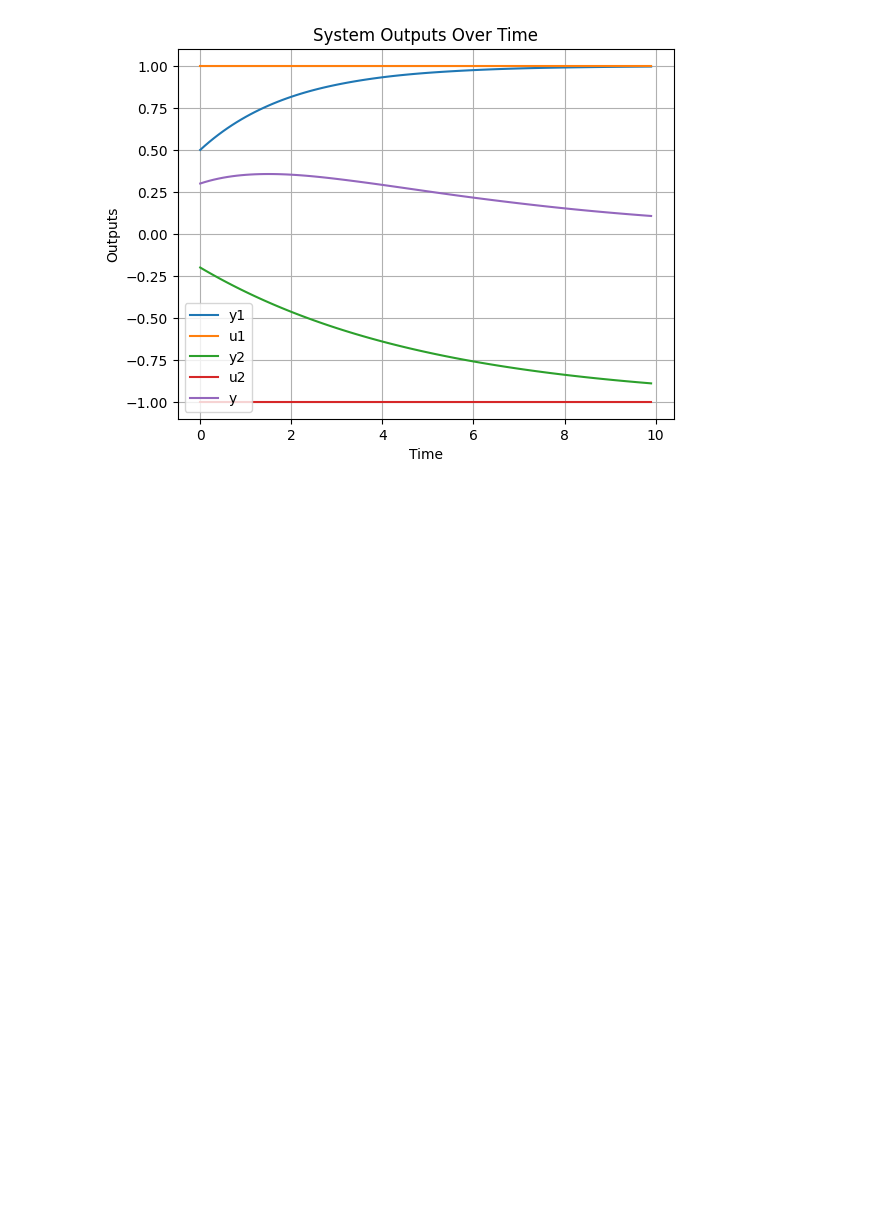
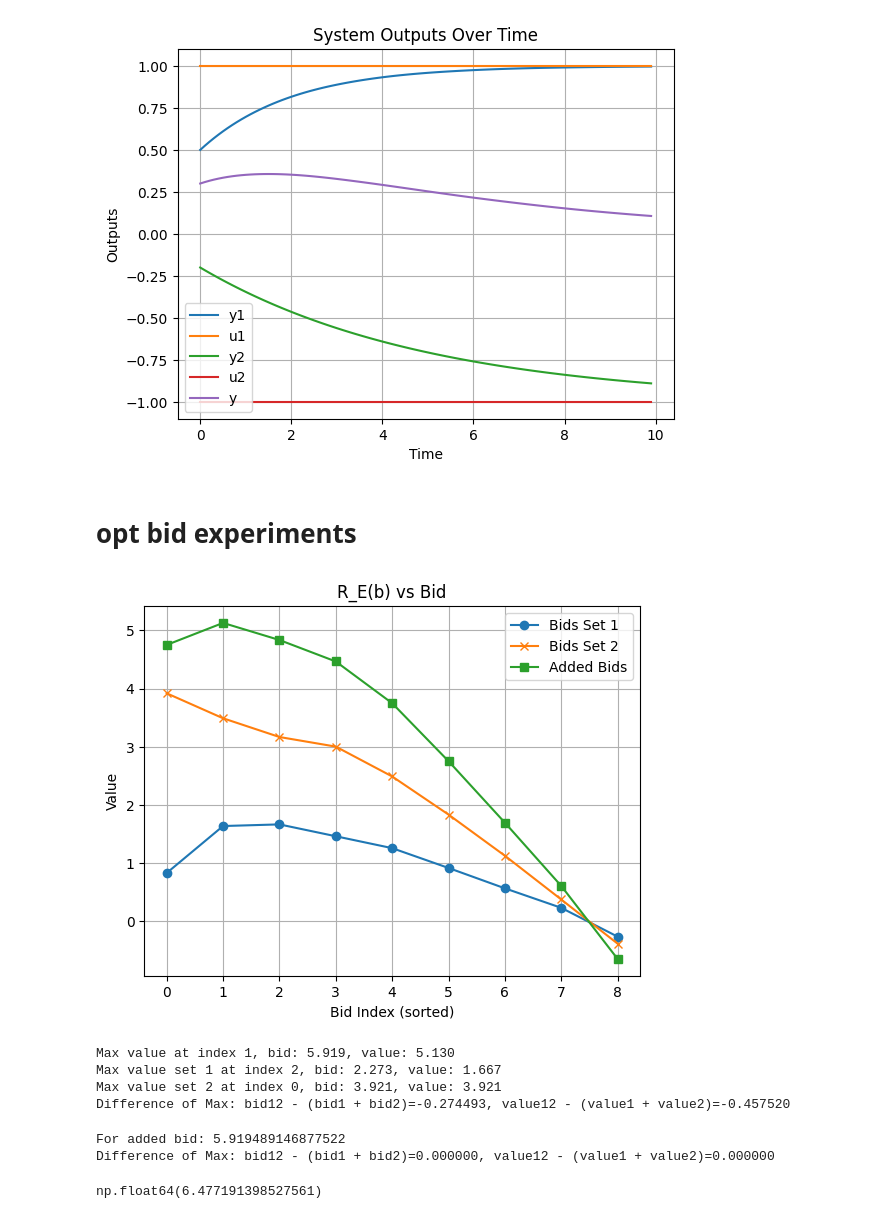
Before and after one commit to cvonholly/dvpp_reward_mechanism, a Jupyter notebook: experiments.ipynb, the cells around one changed output. Cells and saved outputs as stored; diff of their text form; code cells hidden in the pictures; blank space fills up the shorter version.

Commit message:
run experiments, fix 0 limitting dc gain

```diff
--- a/experiments.ipynb
+++ b/experiments.ipynb
@@ -137,3 +140,5 @@ plt.title('System Outputs Over Time')
 plt.show()
 # %% [output]
 [figure]
+# %% [markdown]
+# opt bid experiments
@@ -139,0 +160,46 @@ plt.show()
+# %%
+# get samples of normal distribution
+size = 30
+bids = np.random.normal(loc=5, scale=2, size=size)
+bids_2 = np.random.normal(loc=7, scale=1.5, size=size)
+# sort bids
+bids, bids_2 = np.sort(bids), np.sort(bids_2)
+rhos = {b: 1/len(bids) for b in bids}  # uniform distribution
+rhos_2 = {b: 1/len(bids_2) for b in bids_2}  # uniform distribution
+vals = bids_to_values(bids, rhos)
+vals_2 = bids_to_values(bids_2, rhos_2)
+# get probabilities
+gammas_1, _ = bids_to_values(bids, rhos, return_prob=True)
+gammas_2, _ = bids_to_values(bids_2, rhos_2, return_prob=True)
+# %%
+# get added bids
+added_bids = bids + bids_2
+added_rhos = {b: 1/len(added_bids) for b in added_bids}
+added_vals = bids_to_values(added_bids, added_rhos)
+added_gammas, _ = bids_to_values(added_bids, added_rhos, return_prob=True)
+# %%
+# visualize
+# first, cut off at negative values
+idx_where_nonneg = np.where(added_vals >= 0)[0][-1] + 2
+added_bids = added_bids[:idx_where_nonneg]
+added_vals = added_vals[:idx_where_nonneg]
+vals = vals[:idx_where_nonneg]
+vals_2 = vals_2[:idx_where_nonneg]
+x_ks = np.arange(len(added_bids))
+
+plt.plot(x_ks, vals, marker='o', label='Bids Set 1')
+plt.plot(x_ks, vals_2, marker='x', label='Bids Set 2')
+plt.plot(x_ks, added_vals, marker='s', label='Added Bids')
+# plt.plot(x_ks, diff, marker='d', label='Difference')
+plt.xlabel('Bid Index (sorted)')
+plt.ylabel('Value')
+plt.title('R_E(b) vs Bid')
+plt.grid(True)
+plt.legend()
+plt.show()
+# %% [output]
+[figure, added]
+Max value at index 1, bid: 5.919, value: 5.130
+Max value set 1 at index 2, bid: 2.273, value: 1.667
+Max value set 2 at index 0, bid: 3.921, value: 3.921
+Difference of Max: bid12 - (bid1 + bid2)=-0.274493, value12 - (value1 + value2)=-0.457520
@@ -139,0 +215,11 @@ plt.show()
+# %%
+# ok, now print values for max_idx, i.e. 1 and 2 must choose bids that sum to bid at max_idx
+print("For added bid:", added_bids[max_idx])
+print(f"Difference of Max: bid12 - (bid1 + bid2)={added_bids[max_idx] - (bids[max_idx] + bids_2[max_idx]):.6f}, value12 - (value1 + value2)={added_vals[max_idx] - (vals[max_idx] + vals_2[max_idx]):.6f}")
+# %% [output]
+For added bid: 5.919489146877522
+Difference of Max: bid12 - (bid1 + bid2)=0.000000, value12 - (value1 + value2)=0.000000
+# %%
+(vals[max_idx_1] + vals_2[max_idx_2])
+# %% [output]
+np.float64(6.477191398527561)
```
Also changed, not shown: parts of 10 cells of this notebook, 8 other files.
